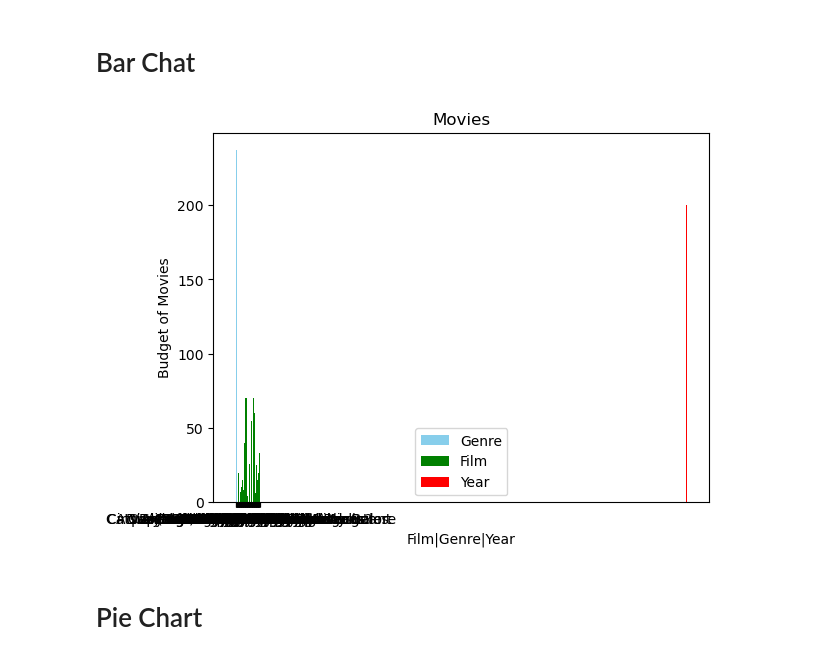
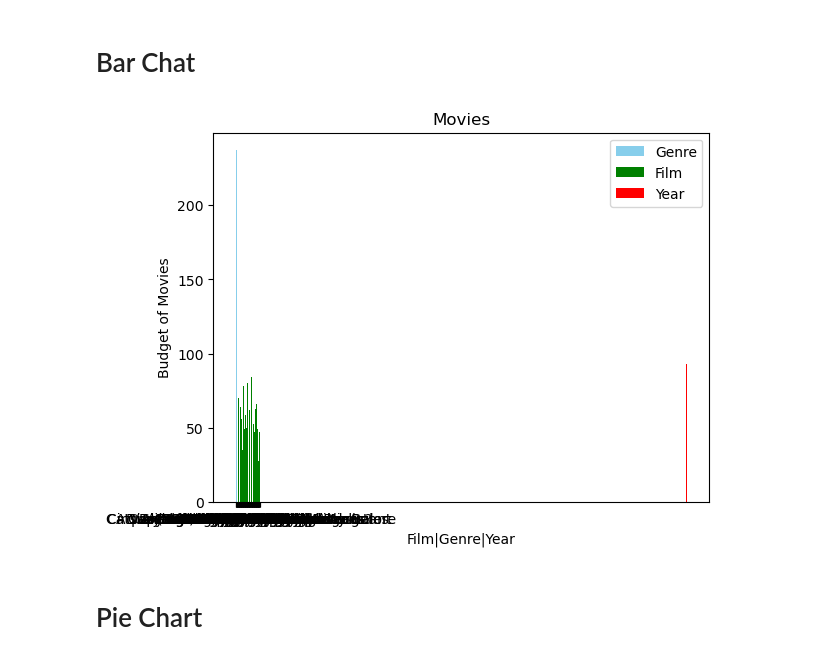
Before and after one commit to Maoulid94/Task-Matplotlib-Visualization, a Jupyter notebook: Task for matplotlib Visualization.ipynb, the cells around one changed output. Drawn from its saved outputs; the diff is of its cells as text; code cells hidden in the pictures.

```diff
--- a/Task for matplotlib Visualization.ipynb
+++ b/Task for matplotlib Visualization.ipynb
@@ -121,17 +121,17 @@ False
 # Bar Chat
 # %%
 plt.bar(s.Genre, s.Budget_Milloins, width=0.8, color='skyblue')
-plt.bar(s.Film, s.Budget_Milloins, width=0.8, color='g')
-plt.bar(s.Year, s.Budget_Milloins, width=0.8, color='r')
+plt.bar(s.Film, s.Audience_Rating, width=0.8, color='g')
+plt.bar(s.Year, s.Critic_Rating, width=0.8, color='r')
 plt.title('Movies')
 plt.xlabel('Film|Genre|Year')
 plt.ylabel('Budget of Movies')
 # plt.bar(data[data.Genre == 'Drama'],Bughet_Millions, bottom=data.Year, width=0.8, color='r')
 plt.legend(['Genre','Film','Year'])
 
 plt.show()
 # %% [output]
-[figure, old version]
+[figure, new version]
 # %% [markdown]
 # Pie Chart
 # %%
```
Also changed, not shown: parts of 9 cells of this notebook.
